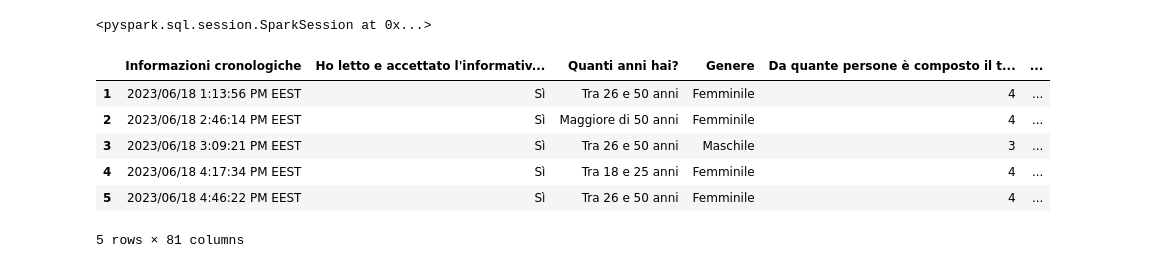
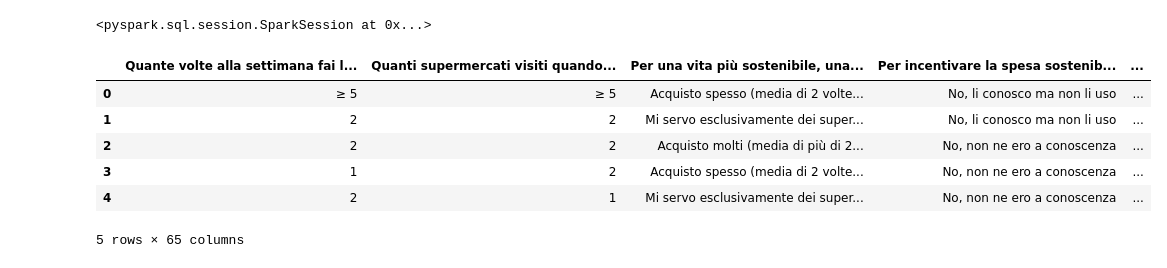
Before and after one commit to pierfrancescomartinello/BigDataProject, a Jupyter notebook: src/test.ipynb, the cells around one changed output. Cells and saved outputs as stored; diff of their text form; code cells hidden in the pictures.

Commit message:
modified:   data/questions.json 	modified:   src/test.ipynb

```diff
--- a/src/test.ipynb
+++ b/src/test.ipynb
@@ -10,26 +11,33 @@ os.environ['PYSPARK_DRIVER_PYTHON_OPTS']= "notebook"
 os.environ['PYSPARK_DRIVER_PYTHON'] = sys.executable
 os.environ['PYSPARK_PYTHON'] = sys.executable
-# %%
-spark = SparkSession.builder.getOrCreate()
-spark
-# %% [output]
-<pyspark.sql.session.SparkSession at 0x...>
+# %%
+# spark = SparkSession.builder.getOrCreate()
+
+sc = SparkContext('local', 'test')
+spark = SparkSession(sc)
+
+spark
+# %% [output]
+<pyspark.sql.session.SparkSession at 0x...>
 # %%
 df = pd.read_csv('../data/sondaggio_sostenibilità_unipa.csv')
 df.head()
 
 # drop first test answer and last unused column
-df.drop(0, inplace=True)
-df.drop("Unnamed: 81", axis=1, inplace=True)
+df.drop("Informazioni cronologiche", axis=1, inplace=True)
+df.drop("Ho letto e accettato l'informativa e confermo inoltre di avere più di 18 anni", axis=1, inplace=True)
+
+df.drop(df.columns[-1], axis=1, inplace=True)
+df.drop(df.columns[:14], axis=1, inplace=True)
 
 df.head(5)
 # %% [output]
-|  | Informazioni cronologiche | Ho letto e accettato l'informativ... | Quanti anni hai? | Genere | Da quante persone è composto il t... | ... |
-| 1 | 2023/06/18 1:13:56 PM EEST | Sì | Tra 26 e 50 anni | Femminile | 4 | ... |
-| 2 | 2023/06/18 2:46:14 PM EEST | Sì | Maggiore di 50 anni | Femminile | 4 | ... |
-| 3 | 2023/06/18 3:09:21 PM EEST | Sì | Tra 26 e 50 anni | Maschile | 3 | ... |
-| 4 | 2023/06/18 4:17:34 PM EEST | Sì | Tra 18 e 25 anni | Femminile | 4 | ... |
-| 5 | 2023/06/18 4:46:22 PM EEST | Sì | Tra 26 e 50 anni | Femminile | 4 | ... |
+|  | Quante volte alla settimana fai l... | Quanti supermercati visiti quando... | Per una vita più sostenibile, una... | Per incentivare la spesa sostenib... | ... |
+| 0 | ≥ 5 | ≥ 5 | Acquisto spesso (media di 2 volte... | No, li conosco ma non li uso | ... |
+| 1 | 2 | 2 | Mi servo esclusivamente dei super... | No, li conosco ma non li uso | ... |
+| 2 | 2 | 2 | Acquisto molti (media di più di 2... | No, non ne ero a conoscenza | ... |
+| 3 | 1 | 2 | Acquisto spesso (media di 2 volte... | No, non ne ero a conoscenza | ... |
+| 4 | 2 | 1 | Mi servo esclusivamente dei super... | No, non ne ero a conoscenza | ... |
-5 rows × 81 columns
+5 rows × 65 columns
 # %%
 df = spark.createDataFrame(df)
```
Also changed, not shown: parts of 8 cells of this notebook, 1 other file.
